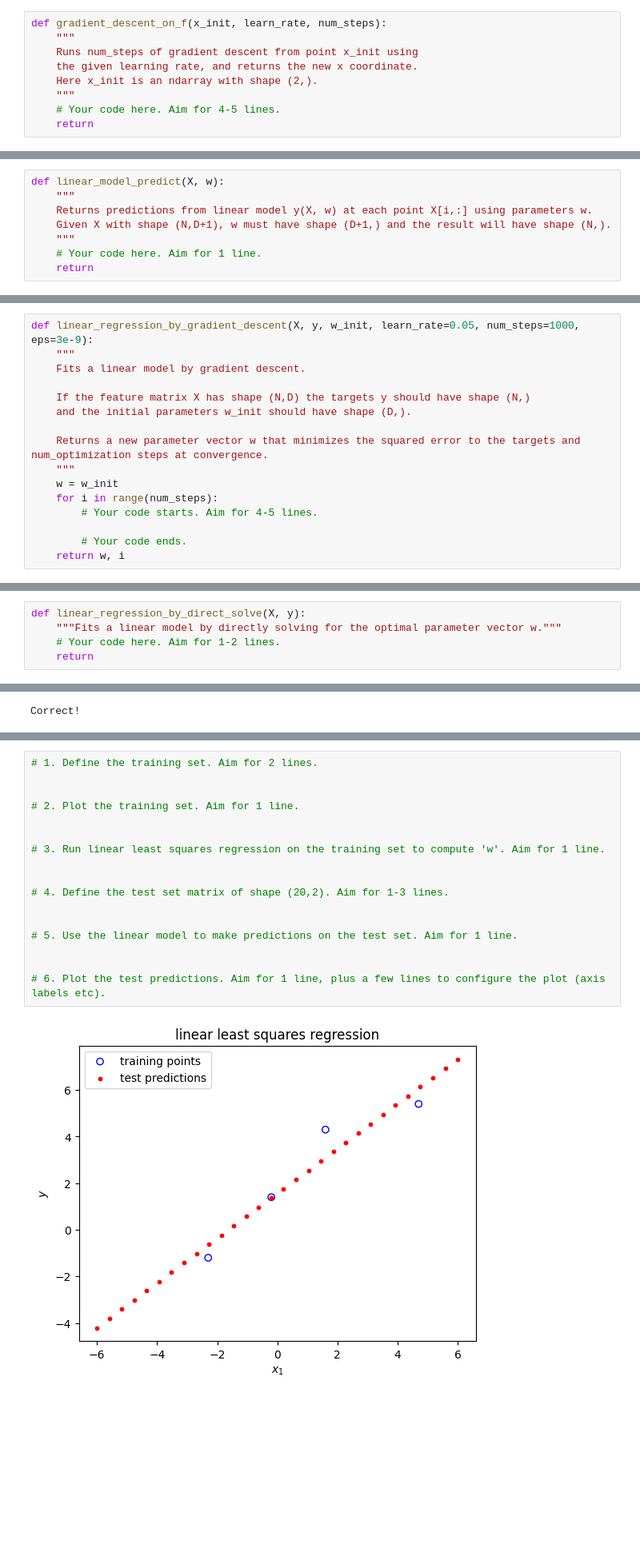
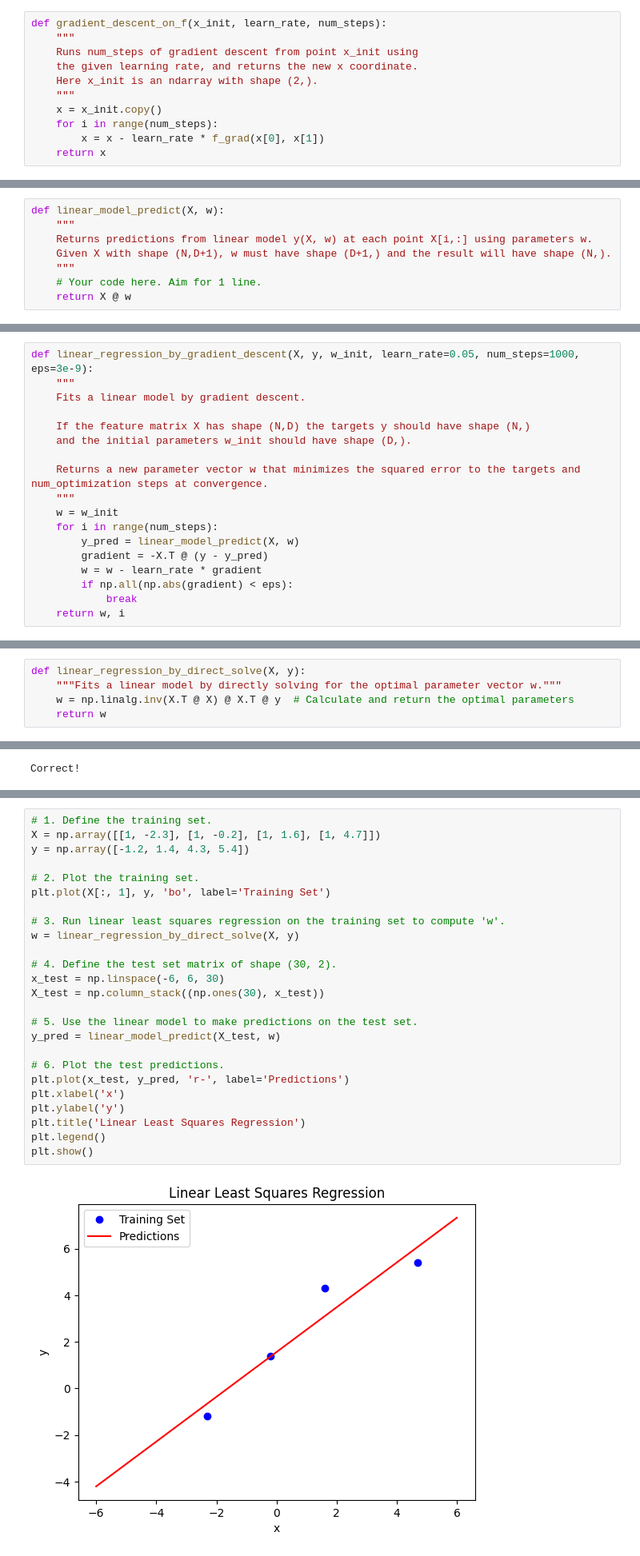
Before and after one commit to NeilTheFisher/COMP432, a Jupyter notebook: labs/Lab3_Student.ipynb, the cells around one changed output, grey strips where cells are left out. Shown at 80% size. Saved outputs shown, nothing was run; the diff lists cells and outputs as text; blank space fills up the shorter version.

```diff
--- a/labs/Lab3_Student.ipynb
+++ b/labs/Lab3_Student.ipynb
@@ -225,8 +232,10 @@ def gradient_descent_on_f(x_init, learn_rate, num_steps):
     the given learning rate, and returns the new x coordinate.
     Here x_init is an ndarray with shape (2,).
     """
-    # Your code here. Aim for 4-5 lines.
-    return
+    x = x_init.copy()
+    for i in range(num_steps):
+        x = x - learn_rate * f_grad(x[0], x[1])
+    return x
 # %% [markdown]
 **Check your answer** by running the code cell below
 # %%
@@ -315,7 +324,7 @@ def linear_model_predict(X, w):
     Given X with shape (N,D+1), w must have shape (D+1,) and the result will have shape (N,).
     """
     # Your code here. Aim for 1 line.
-    return
+    return X @ w
 # %% [markdown]
 **Check your answer** by running the code cell below.
 # %%
@@ -375,9 +384,11 @@ def linear_regression_by_gradient_descent(X, y, w_init, learn_rate=0.05, num_ste
     """
     w = w_init
     for i in range(num_steps):
-        # Your code starts. Aim for 4-5 lines.
-
-        # Your code ends.
+        y_pred = linear_model_predict(X, w)
+        gradient = -X.T @ (y - y_pred)
+        w = w - learn_rate * gradient
+        if np.all(np.abs(gradient) < eps):
+            break
     return w, i
 # %% [markdown]
 **Check your answer** by running the code cell below.
@@ -404,8 +415,8 @@ As discussed in class, the optimal parameters $\mathbf{w}^*$ for linear least sq
 # %%
 def linear_regression_by_direct_solve(X, y):
     """Fits a linear model by directly solving for the optimal parameter vector w."""
-    # Your code here. Aim for 1-2 lines.
-    return
+    w = np.linalg.inv(X.T @ X) @ X.T @ y  # Calculate and return the optimal parameters
+    return w
 # %%
 X = np.array([[1, 0.0], [1, 1.0], [1, 2.0]])
 y = np.array([4.0, 3.0, 2.0])
@@ -451,24 +462,32 @@ Your code should follow this sequence of steps:
 5. Predict 30 $y$ values corresponding to the 30 rows of $X_\text{test}$ by applying a linear model with your fitted parameters $\mathbf{w}$. Do this with single call to your *linear_model_predict* function.
 6. Plot the predictions on the test set.
 # %%
-# 1. Define the training set. Aim for 2 lines.
+# 1. Define the training set.
+X = np.array([[1, -2.3], [1, -0.2], [1, 1.6], [1, 4.7]])
+y = np.array([-1.2, 1.4, 4.3, 5.4])
 
+# 2. Plot the training set.
+plt.plot(X[:, 1], y, 'bo', label='Training Set')
 
-# 2. Plot the training set. Aim for 1 line.
+# 3. Run linear least squares regression on the training set to compute 'w'.
+w = linear_regression_by_direct_solve(X, y)
 
+# 4. Define the test set matrix of shape (30, 2).
+x_test = np.linspace(-6, 6, 30)
+X_test = np.column_stack((np.ones(30), x_test))
 
-# 3. Run linear least squares regression on the training set to compute 'w'. Aim for 1 line.
+# 5. Use the linear model to make predictions on the test set.
+y_pred = linear_model_predict(X_test, w)
 
-
-# 4. Define the test set matrix of shape (20,2). Aim for 1-3 lines.
-
-
-# 5. Use the linear model to make predictions on the test set. Aim for 1 line.
-
-
-# 6. Plot the test predictions. Aim for 1 line, plus a few lines to configure the plot (axis labels etc).
+# 6. Plot the test predictions.
+plt.plot(x_test, y_pred, 'r-', label='Predictions')
+plt.xlabel('x')
+plt.ylabel('y')
+plt.title('Linear Least Squares Regression')
+plt.legend()
+plt.show()
 # %% [output]
-[figure, old version]
+[figure, new version]
 # %% [markdown]
 <div style="border-bottom: 3px solid black;"></div>
 
```
Also changed, not shown: parts of 19 cells of this notebook.
